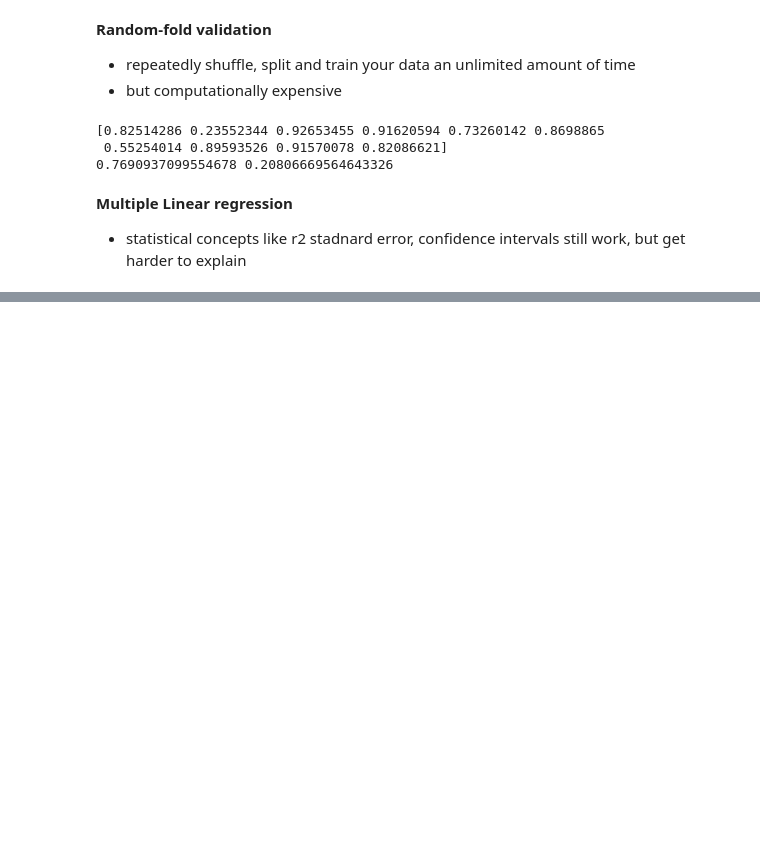
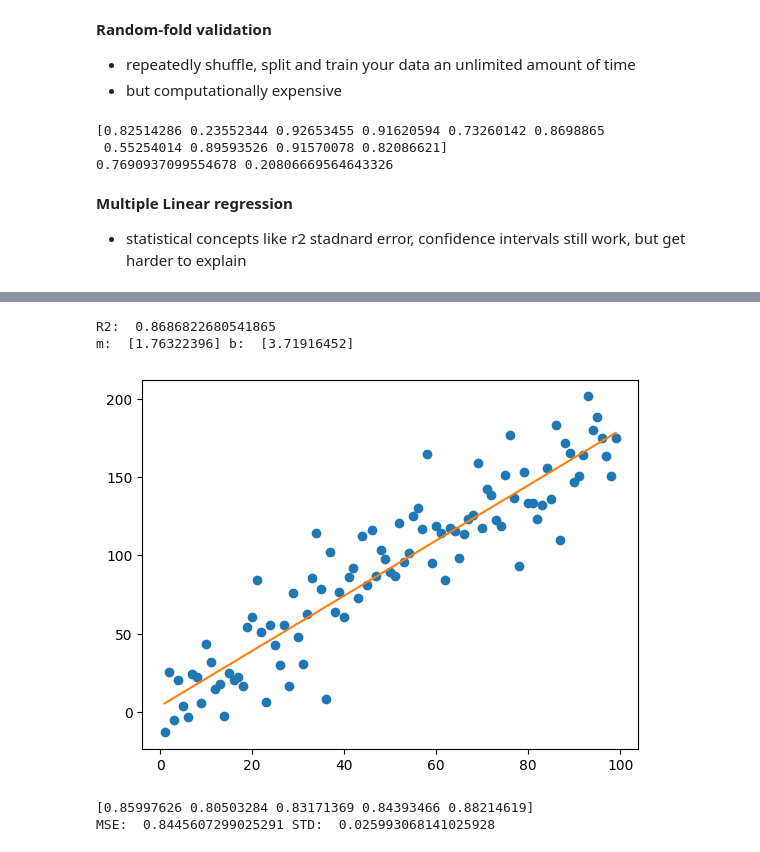
Before and after one commit to marlaks/Math_for_DS_testing, a Jupyter notebook: Linear_Regression.ipynb, the cells around one changed output, grey strips where cells are left out. Drawn from its saved outputs; the diff is of its cells as text; code cells hidden in the pictures; blank space fills up the shorter version.

```diff
--- a/Linear_Regression.ipynb
+++ b/Linear_Regression.ipynb
@@ -525,0 +617,50 @@ print(results.mean(), results.std())
+# %%
+# regression using .33 split
+
+# devide X and Y values to make code look nicer
+X = data.values[:,:-1]
+Y = data.values[:,-1]
+
+# create splits
+x_train, x_test, y_train, y_test = train_test_split(X,Y,test_size=1/3)
+
+# choose model
+model = LinearRegression()
+
+# fit model
+fit = model.fit(x_train,y_train)
+
+# score model
+r2 = model.score(x_test,y_test)
+print("R2: ", r2)
+
+# get fit parameters
+m = fit.coef_.flatten()
+b = fit.intercept_.flatten()
+print("m: ", m, "b: ", b)
+
+# plot regression line
+plt.plot(X,Y,"o")
+plt.plot(X,m*X+b)
+plt.show()
+# %% [output]
+R2:  0.8686822680541865
+m:  [1.76322396] b:  [3.71916452]
+[figure, added]
+# %%
+# testing cross validation
+
+# configure the splits for cross validation
+kfold = KFold(n_splits = 5, random_state = 7, shuffle=True)
+
+# declare model
+model = LinearRegression()
+
+# calculate resulting R2 over all splits
+result = cross_val_score(model, X, Y, cv = kfold)
+
+print(result) # prints the R2 for each split
+print("MSE: ", result.mean(), "STD: ", result.std())
+# %% [output]
+[0.85997626 0.80503284 0.83171369 0.84393466 0.88214619]
+MSE:  0.8445607299025291 STD:  0.025993068141025928
```
Also changed, not shown: parts of 15 cells of this notebook.
